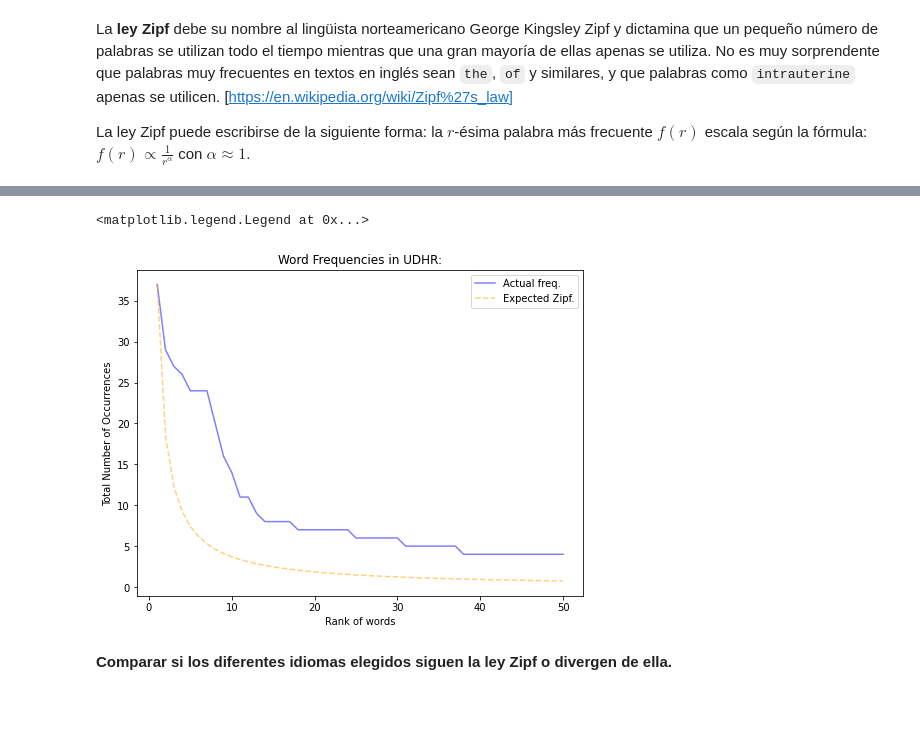
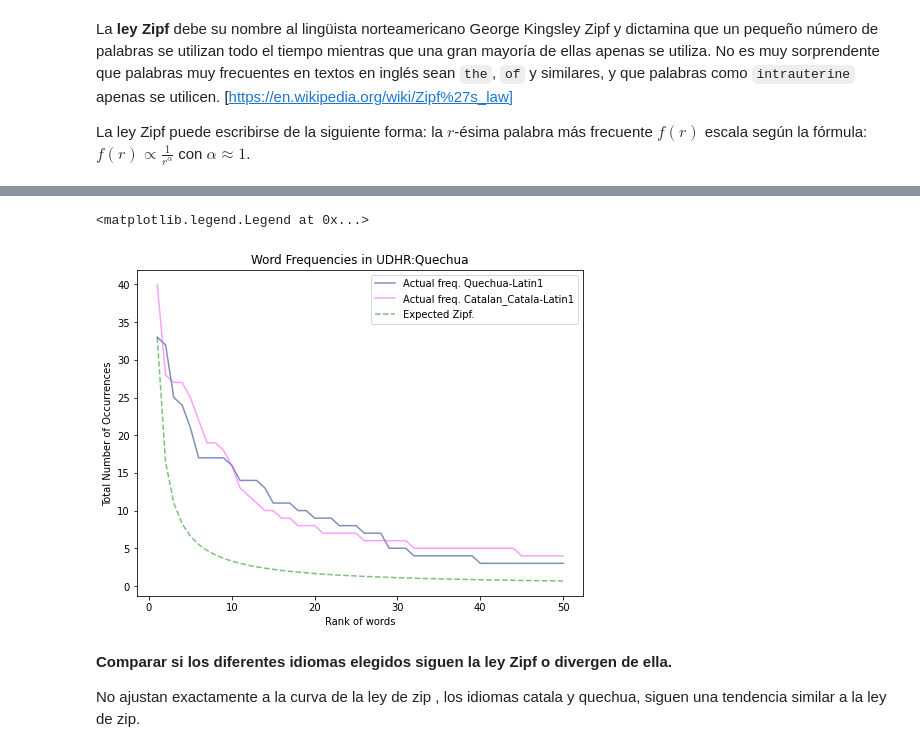
Before and after one commit to pfreezv/UOC, a Jupyter notebook: Tipología y fuentes de datos/pec2/TyFdD_PEC2_2021.ipynb, the cells around one changed output, grey strips where cells are left out. Saved outputs shown, nothing was run; the diff lists cells and outputs as text; code cells hidden in the pictures; blank space fills up the shorter version.

```diff
--- a/Tipología y fuentes de datos/pec2/TyFdD_PEC2_2021.ipynb
+++ b/Tipología y fuentes de datos/pec2/TyFdD_PEC2_2021.ipynb
@@ -1083,22 +1085,22 @@ def createZipfTable(freqs):
   zipf_table = []
   top_frequency = freqs[0][1]  # TODO : la palabra más frecuente
 
-  for index, item in enumerate(freqs , start=1):
+  for index, item in enumerate(freqs, start=1):
     relative_frequency = "1/{}".format(index)
     zipf_frequency = top_frequency * (1 / index)
     zipf_table.append({"word": item[0], "actual_frequency": item[1],
-                       "relative_frequency": relative_frequency ,
-                       "zipf_frequency": zipf_frequency })
+                       "relative_frequency": relative_frequency,
+                       "zipf_frequency": zipf_frequency})
 
   return zipf_table
 
 
-zipf_table = createZipfTable (sorted_token_list)
+for lang in langs:
 
-
-print("|Rank|    Word    |       Freq | Zipf Frac  | Zipf Freq  |")
-format_string = "|{:4}|{:12}|{:12.0f}|{:>12}|{:12.2f}|"
-for index, item in enumerate(zipf_table,start=1):
-        print(format_string.format(index,item["word"],item["actual_frequency"],
-                                   item["relative_frequency"],item["zipf_frequency"]))
+  print(lang)
+  print("|Rank|    Word    |       Freq | Zipf Frac  | Zipf Freq  |")
+  format_string = "|{:4}|{:12}|{:12.0f}|{:>12}|{:12.2f}|"
+  for index, item in enumerate(createZipfTable(sorten(lang)), start=1):
+      print(format_string.format(
+          index, item["word"], item["actual_frequency"], item["relative_frequency"], item["zipf_frequency"]))
 # %% [output]
@@ -1122,33 +1124,35 @@ for index, item in enumerate(zipf_table,start=1):
 # %%
 import numpy as np
 import matplotlib.pyplot as plt
 
-ranks = list (range ( 1, 1+len (zipf_table) ))
-frequencies = [ rec['actual_frequency']  for rec in zipf_table ]
-zipf_frequencies = [ rec['zipf_frequency'] for rec in zipf_table ]
-
-plt.figure(figsize=(8,6))
-
-plt.title("Word Frequencies in UDHR:")
+plt.figure(figsize=(8, 6))
+plt.title("Word Frequencies in UDHR:Quechua")
 plt.ylabel("Total Number of Occurrences")
 plt.xlabel("Rank of words")
 
-plt.plot(
-    ranks,
-    frequencies, color='blue', label='Actual freq.',
-    alpha=0.5
-  )
+for lang in langs:
+  col = (np.random.random(), np.random.random(), np.random.random())
+  ranks = list(
+      range(1, 1+len(createZipfTable(sorten(lang)))))
+  frequencies = [rec['actual_frequency']
+                 for rec in createZipfTable(sorten(lang))]
+  zipf_frequenciesC = [rec['zipf_frequency']
+                       for rec in createZipfTable(sorten(lang))]
 
+  plt.plot(ranks, frequencies, color=col,
+           label=f'Actual freq. {lang}', alpha=0.5)
 
 plt.plot(
     ranks,
-    zipf_frequencies, color="orange", label='Expected Zipf.',linestyle='--',
+    zipf_frequencies, color="green", label='Expected Zipf.', linestyle='--',
     alpha=0.5
-  )
+)
 
 plt.legend()
 # %% [output]
 <matplotlib.legend.Legend at 0x...>
-[figure, old version]
+[figure, new version]
 # %% [markdown]
 **Comparar si los diferentes idiomas elegidos siguen la ley Zipf o divergen de ella.**
+
+No ajustan exactamente a la curva de la ley de zip , los idiomas catala y quechua, siguen una tendencia similar a la ley de zip.
```
Also changed, not shown: parts of 21 cells of this notebook, 1 other file.
